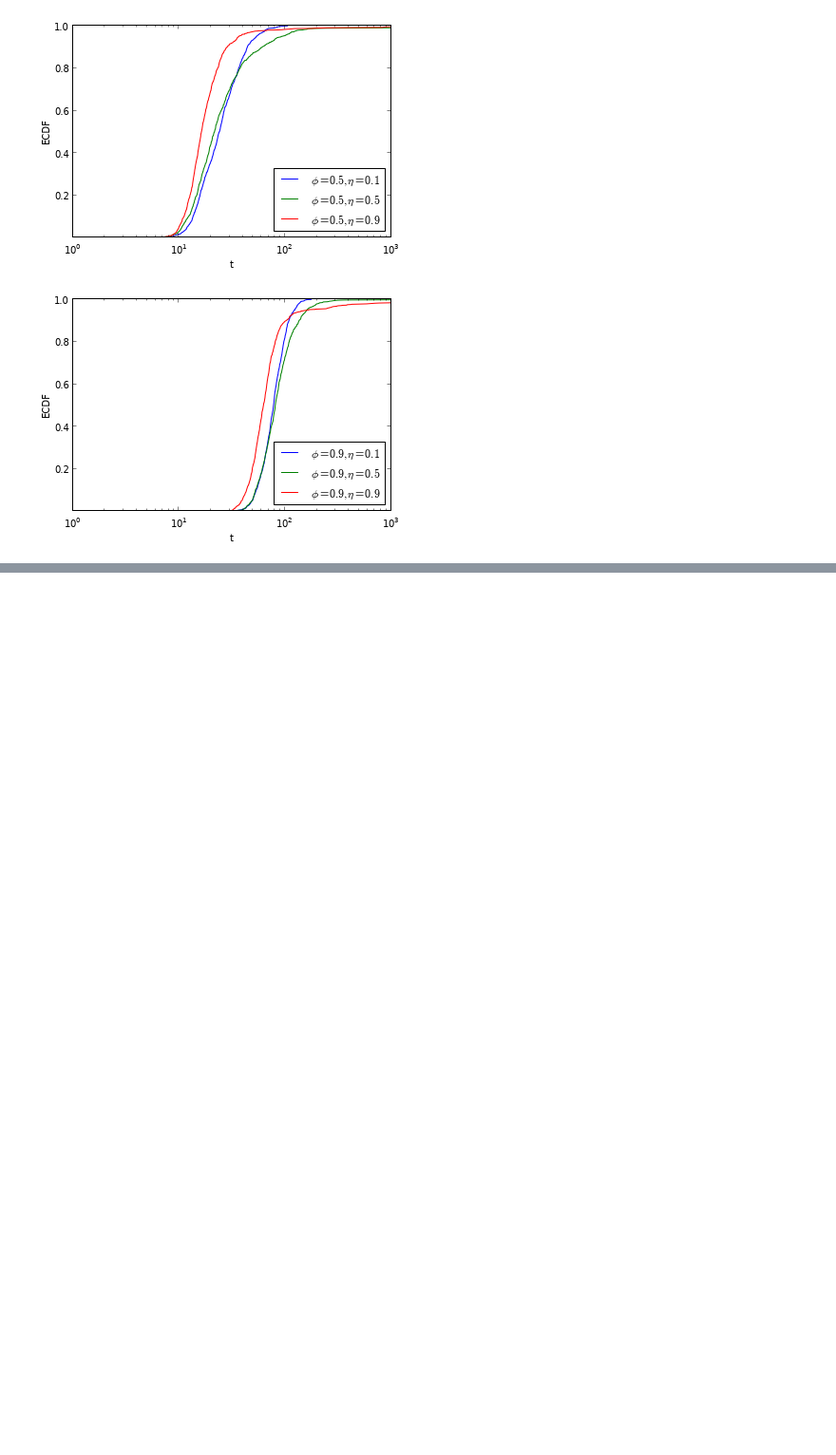
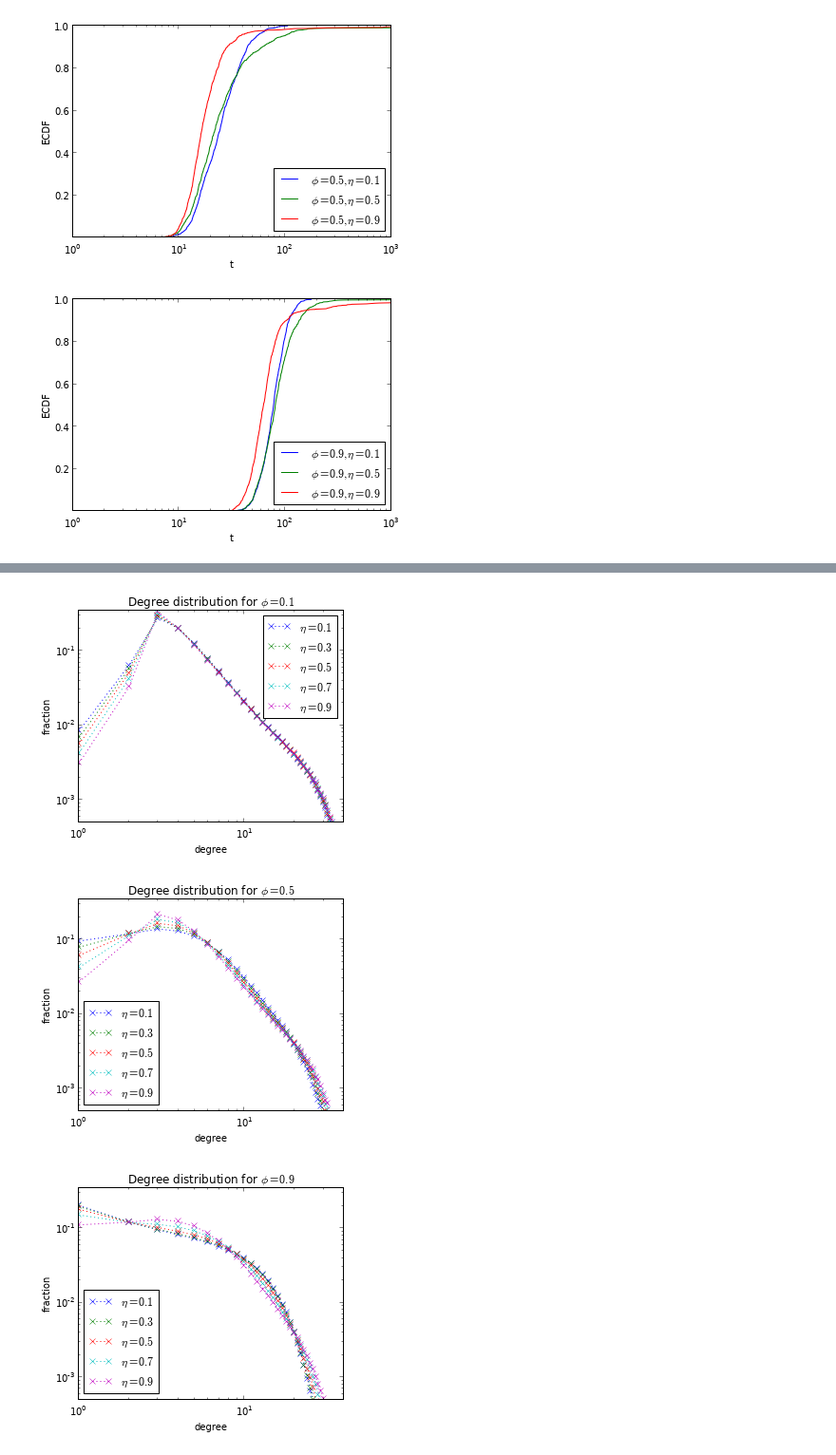
Before and after one commit to sveitser/of, a Jupyter notebook: code/rewi/plot.ipynb, the cells around one changed output, grey strips where cells are left out. Shown: that part at 95% size. Cells and saved outputs as stored; diff of their text form; code cells hidden in the pictures; blank space fills up the shorter version.

```diff
--- a/code/rewi/plot.ipynb
+++ b/code/rewi/plot.ipynb
@@ -51,0 +48,21 @@ tfor i, phi in enumerate([0.1,0.5,0.9]):
+# %%
+figsize(5,4)
+for phi in [0.1, 0.5, 0.9]:
+    figure()
+    for eta in [0.1, 0.3, 0.5, 0.7,0.9]:
+        d = loadtxt('data/ddist_phi{0}_eta{1}_n10000.dat'.format(phi, eta))
+        d = d[1:] / sum(d)
+        loglog(range(1,len(d)+1), d, 'x:', label='$\eta={0}$'.format(eta))
+    legend(loc='best')
+    xlabel('degree')
+    ylabel('fraction')
+    xlim(1,40)
+    #axis('tight')
+    ylim(0.0005, 0.35)
+    tit = 'Degree distribution for $\phi={0}$'.format(phi)
+    title(tit)
+    savefig("fig/Deg_Dist_phi{0}.pdf".format(phi).replace(".","_",1))
+# %% [output]
+[figure, added]
+[figure, added]
+[figure, added]
```
Also changed, not shown: parts of 2 cells of this notebook, 2 other files.
